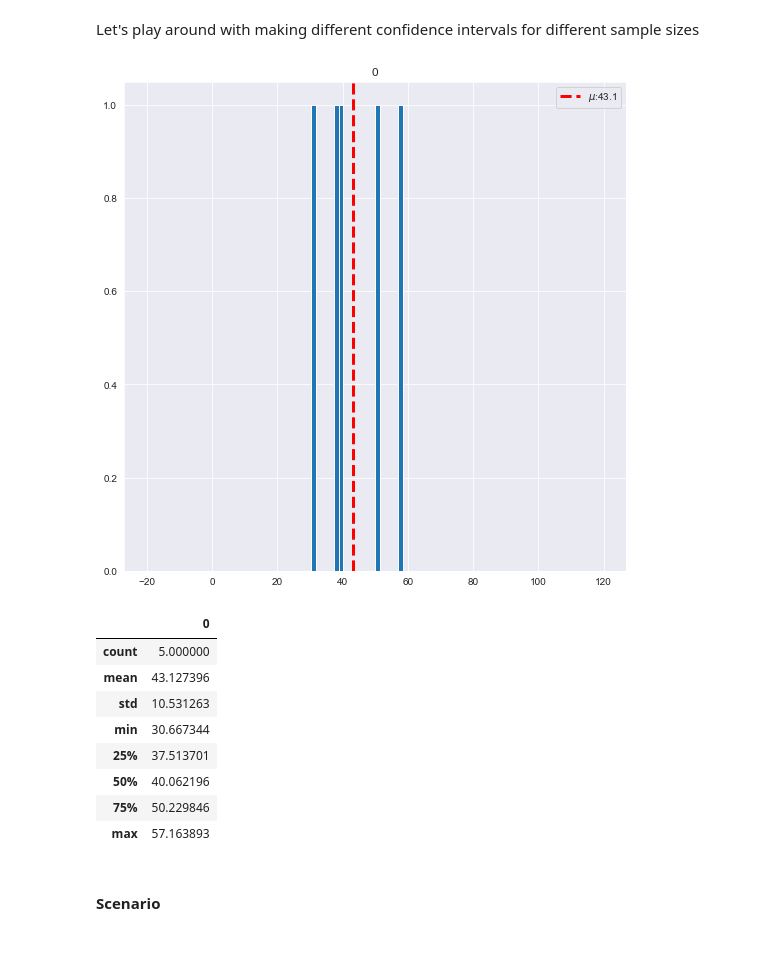
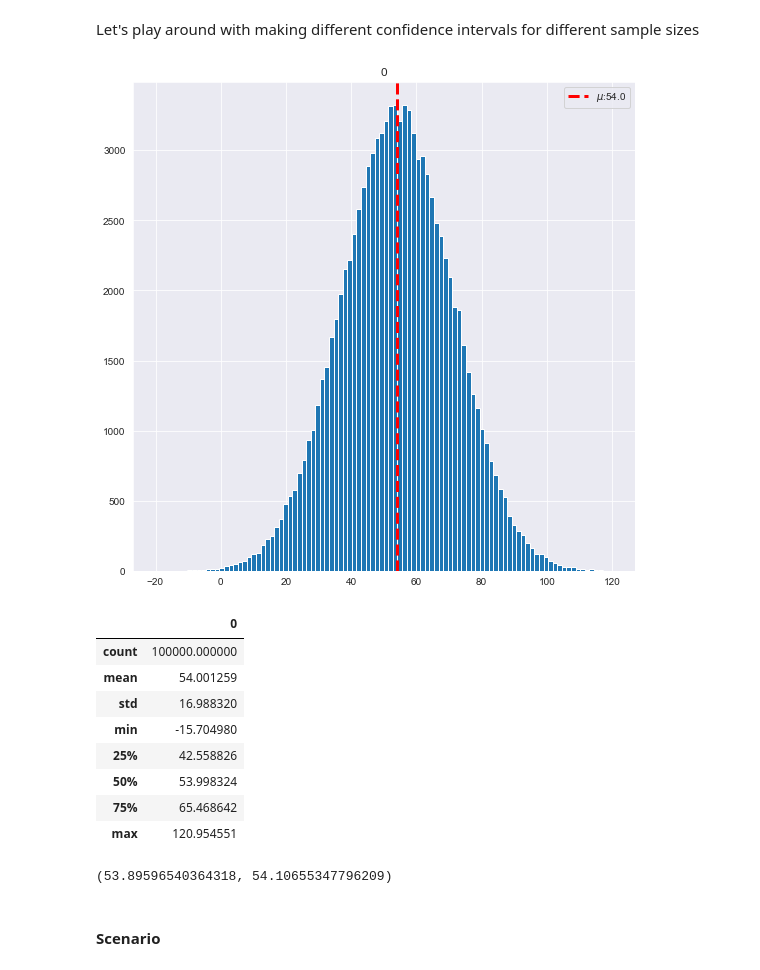
Before and after one commit to learn-co-curriculum/DA-AMZ-Confidence_Intervals, a Jupyter notebook: notebooks/central_limit_theorem.ipynb, the cells around one changed output. Cells and saved outputs as stored; diff of their text form; code cells hidden in the pictures.

```diff
--- a/notebooks/central_limit_theorem.ipynb
+++ b/notebooks/central_limit_theorem.ipynb
@@ -471,35 +499,37 @@ NameError: name 'sample_mean' is not defined
 # %% [markdown]
 Let's play around with making different confidence intervals for different sample sizes
 # %%
-# samples = np.random.normal(54, 17, size=100000)
-# samples = np.random.normal(54, 17, size=500)
-samples = np.random.normal(54, 17, size=5)
+samples = np.random.normal(54, 17, size=100000)
+#samples = np.random.normal(54, 17, size=500)
+#samples = np.random.normal(54, 17, size=5)
 mean = samples.mean()
 
 pop_ages = pd.DataFrame(samples)
 pop_ages.hist(bins=100,range=(-20,120),figsize=(9,9))
 plt.axvline(mean, linewidth=3, ls='--', c='r', label=f'$\mu$:{mean:.1f}')
 plt.legend()
 plt.show()
 
 pop_ages.describe()
 # %% [output]
-[figure, old version]
+[figure, new version]
 |  | 0 |
-| count | 5.000000 |
-| mean | 43.127396 |
-| std | 10.531263 |
-| min | 30.667344 |
-| 25% | 37.513701 |
-| 50% | 40.062196 |
-| 75% | 50.229846 |
-| max | 57.163893 |
+| count | 100000.000000 |
+| mean | 54.001259 |
+| std | 16.988320 |
+| min | -15.704980 |
+| 25% | 42.558826 |
+| 50% | 53.998324 |
+| 75% | 65.468642 |
+| max | 120.954551 |
 # %%
 # Min and Max of Confidence Interval
 stats.t.interval(alpha=0.95,
                  df=len(samples)-1,
                  loc=samples.mean(),
                  scale=stats.sem(samples))
+# %% [output]
+(53.89596540364318, 54.10655347796209)
 # %% [markdown]
 #### Scenario
 # %% [markdown]
```
Also changed, not shown: parts of 33 cells of this notebook.
